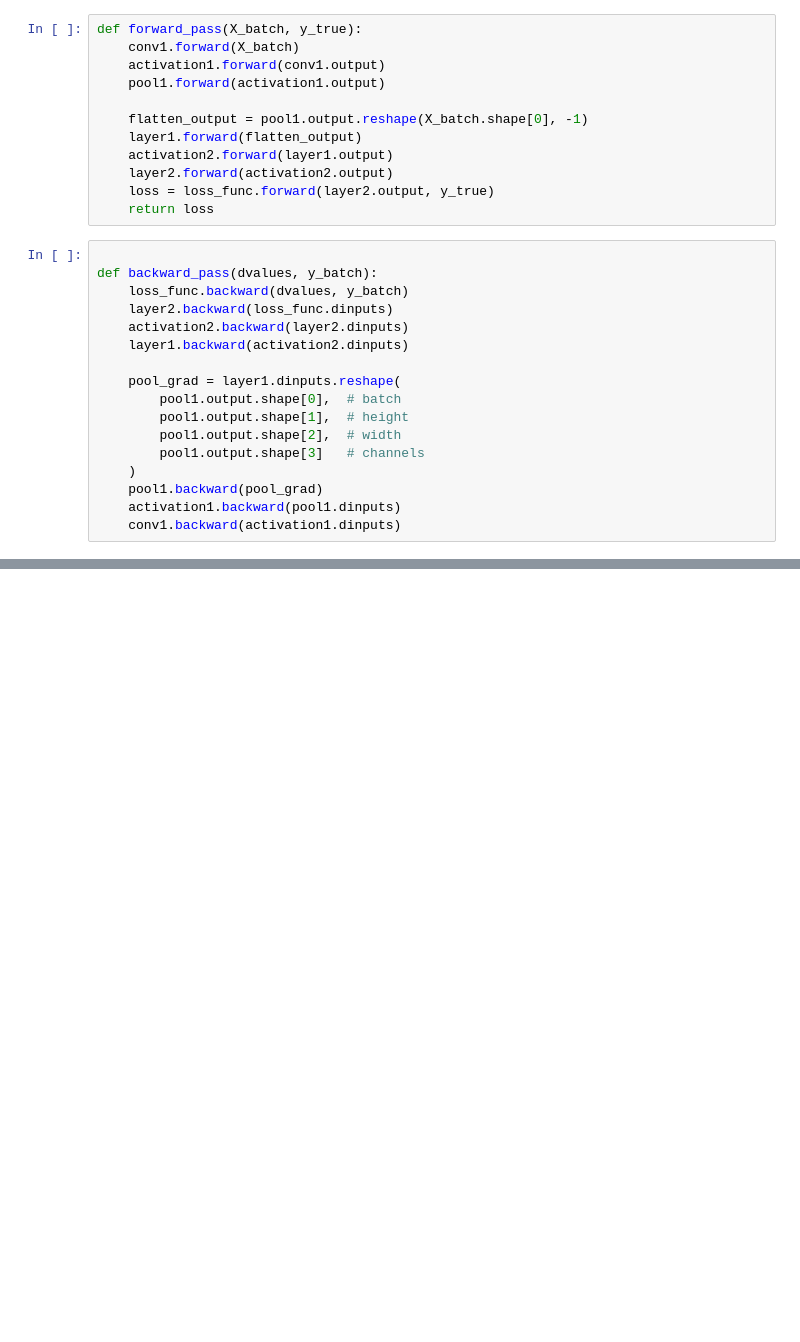
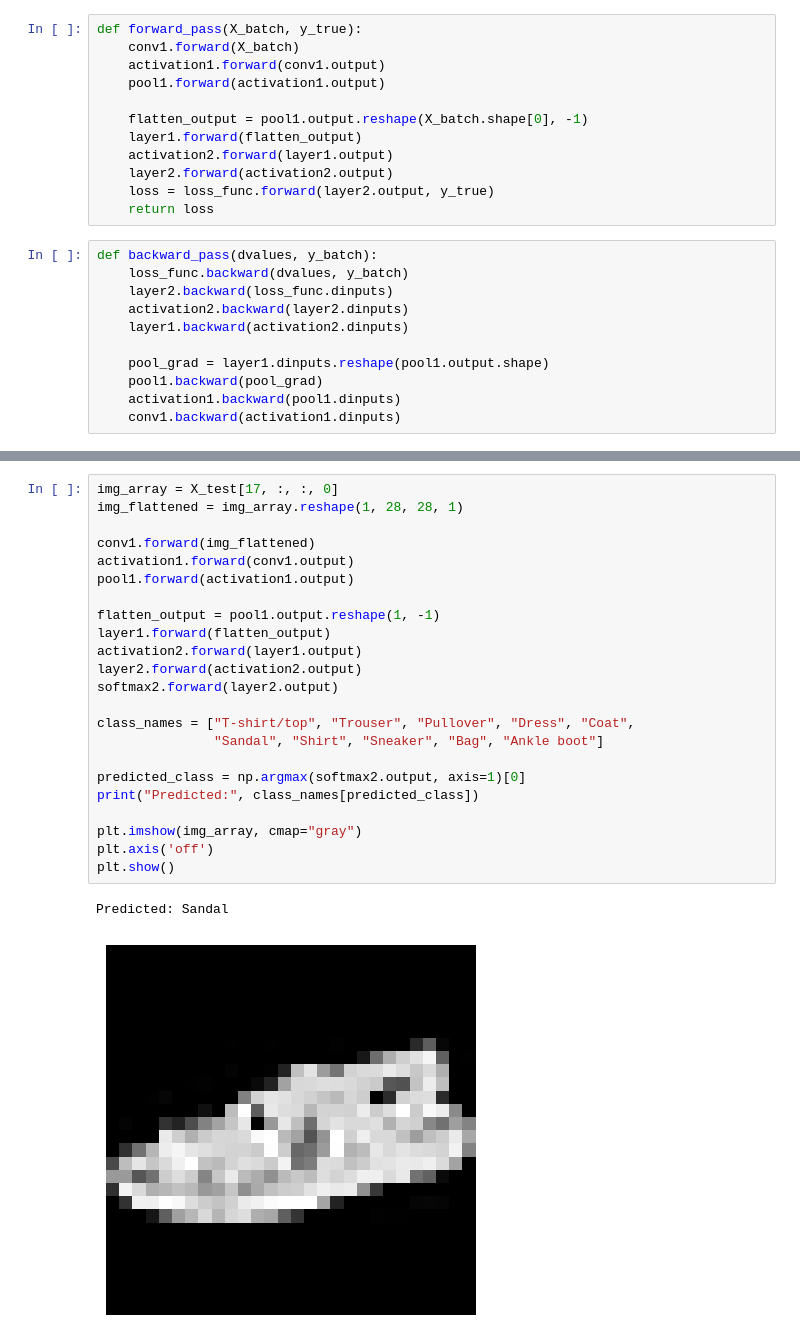
Before and after one commit to baibhavdtl/CNN-from-scratch-in-Python, a Jupyter notebook: cnn-from-scratch.ipynb, the cells around one changed output, grey strips where cells are left out. Cells and saved outputs as stored; diff of their text form; blank space fills up the shorter version.

```diff
--- a/cnn-from-scratch.ipynb
+++ b/cnn-from-scratch.ipynb
@@ -248,19 +238,13 @@ def forward_pass(X_batch, y_true):
     loss = loss_func.forward(layer2.output, y_true)
     return loss
 # %%
-
 def backward_pass(dvalues, y_batch):
     loss_func.backward(dvalues, y_batch)
     layer2.backward(loss_func.dinputs)
     activation2.backward(layer2.dinputs)
     layer1.backward(activation2.dinputs)
 
-    pool_grad = layer1.dinputs.reshape(
-        pool1.output.shape[0],  # batch
-        pool1.output.shape[1],  # height
-        pool1.output.shape[2],  # width
-        pool1.output.shape[3]   # channels
-    )
+    pool_grad = layer1.dinputs.reshape(pool1.output.shape)
     pool1.backward(pool_grad)
     activation1.backward(pool1.dinputs)
     conv1.backward(activation1.dinputs)
@@ -266,0 +337,26 @@ def backward_pass(dvalues, y_batch):
+# %%
+img_array = X_test[17, :, :, 0]
+img_flattened = img_array.reshape(1, 28, 28, 1)
+
+conv1.forward(img_flattened)
+activation1.forward(conv1.output)
+pool1.forward(activation1.output)
+
+flatten_output = pool1.output.reshape(1, -1)
+layer1.forward(flatten_output)
+activation2.forward(layer1.output)
+layer2.forward(activation2.output)
+softmax2.forward(layer2.output)
+
+class_names = ["T-shirt/top", "Trouser", "Pullover", "Dress", "Coat",
+               "Sandal", "Shirt", "Sneaker", "Bag", "Ankle boot"]
+
+predicted_class = np.argmax(softmax2.output, axis=1)[0]
+print("Predicted:", class_names[predicted_class])
+
+plt.imshow(img_array, cmap="gray")
+plt.axis('off')
+plt.show()
+# %% [output]
+Predicted: Sandal
+[figure, added]
```
Also changed, not shown: parts of 9 cells of this notebook, 3 other files.
